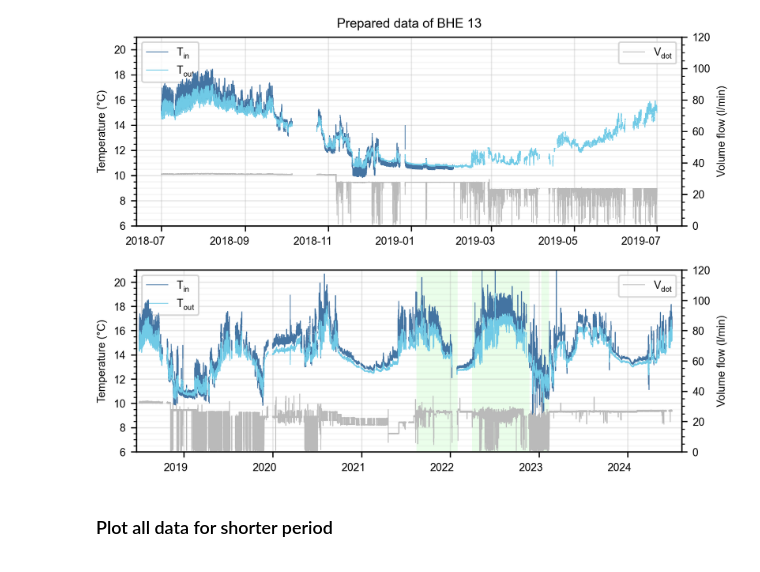
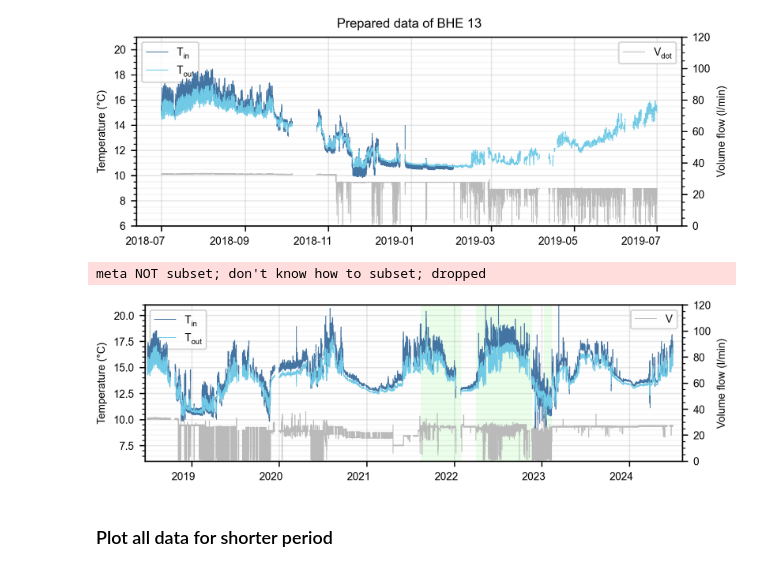
Before and after one commit to elimh/ERC_BHEfield_Data_Code, a Jupyter notebook: 1_Plot_raw_data.ipynb, the cells around one changed output. Saved outputs shown, nothing was run; the diff lists cells and outputs as text; code cells hidden in the pictures.

Commit message:
small changes to plot

```diff
--- a/1_Plot_raw_data.ipynb
+++ b/1_Plot_raw_data.ipynb
@@ -42,17 +42,18 @@ BHE = 16
 BHE_data = load.load_data("2018-07-01 00:00:00", "2024-06-30 23:59:59", BHEs = BHE, masked=True, data_type='raw')
 # %%
 colordict = {f'Probe_{BHE:02d}_T_in': '#4474A2', f'Probe_{BHE:02d}_T_out': '#70CAE6', f'Probe_{BHE:02d}_V_dot': '#BABABA'}
-fig, ax = plot.plot_one_BHE(BHE_data, BHE, colordict=colordict, figsize=(fig_width,2.4), dpi=300, title=False, axis_label_T = 'Temperature (°C)', axis_label_V = 'Volume flow (l/min)')
+fig, ax = plot.plot_one_BHE(BHE_data, BHE, colordict=colordict, figsize=(fig_width,2.1), dpi=300, title=False, axis_label_T = 'Temperature (°C)', axis_label_V = 'Volume flow (l/min)')
 
 ax.set_xlim("2018-06-20 00:00:00", "2024-08-10 00:00:00")
 
 ax.axvspan('2021-08-15', '2022-01-31', facecolor='palegreen', edgecolor='none', alpha=.2, label='Optmizized operation')
 ax.axvspan('2022-04-01', '2022-11-22', facecolor='palegreen', edgecolor='none', alpha=.2, label='Optmizized operation')
 ax.axvspan('2023-01-10', '2023-02-12', facecolor='palegreen', edgecolor='none', alpha=.2, label='Optmizized operation')
 
 fig.savefig(f'Raw_data_full_period_{BHE:02d}.pdf', bbox_inches='tight')
 # %% [output]
+meta NOT subset; don't know how to subset; dropped
-[figure, old version]
+[figure, new version]
 # %% [markdown]
 ### Plot all data for shorter period
 # %%
```
Also changed, not shown: 3 other files.
